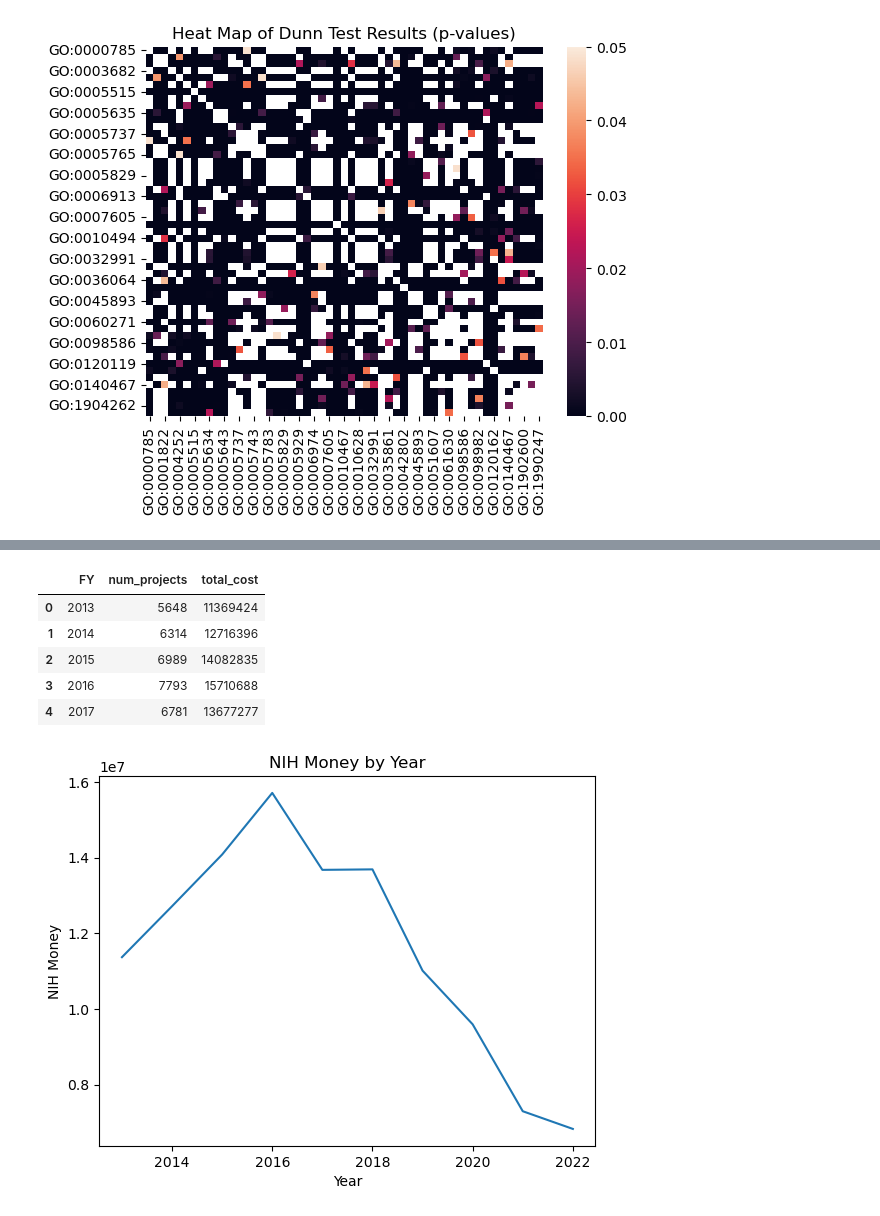
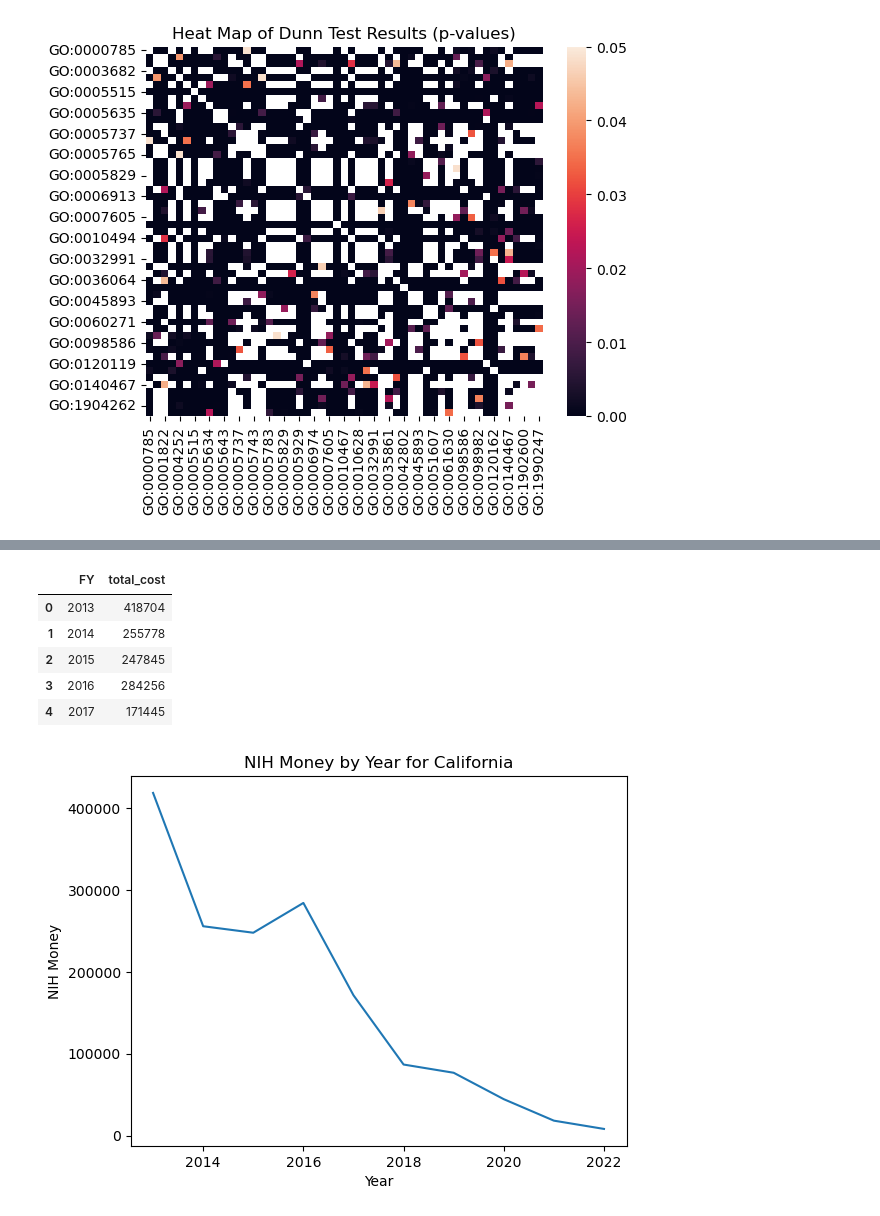
Before and after one commit to Moulica5374/NIH-Funding-Annotation-Analysis-Team-Project, a Jupyter notebook: Data_Analysis.ipynb, the cells around one changed output, grey strips where cells are left out. Drawn from its saved outputs; the diff is of its cells as text; code cells hidden in the pictures.

Commit message:
Updated analysis (new columns for NIH money assumptions to avoid violating assumptions)

```diff
--- a/Data_Analysis.ipynb
+++ b/Data_Analysis.ipynb
@@ -117,7 +117,10 @@ print(len(data['PROJECT_NUMBER']), len(data['PROJECT_NUMBER'].unique()))
 # for each project taxon, divide money by number of taxons that project has (avoids double counting and
 # maintains assumption of independence)
 data['num_taxons'] = data.groupby('PROJECT_NUMBER')['Taxon'].transform('count')
-data['TOTAL_COST'] = data['TOTAL_COST']/data['num_taxons']
+data['num_function'] = data.groupby('PROJECT_NUMBER')['GO_ID'].transform('count')
+
+data['TAXON_TOTAL_COST'] = data['TOTAL_COST']/data['num_taxons']
+data['FUNCTION_TOTAL_COST'] = data['TOTAL_COST']/data['num_function']
 # %%
 # -- PART 2: High Level Overview
 
@@ -629,8 +634,11 @@ Text(0.5, 1.0, 'Heat Map of Dunn Test Results (p-values)')
 
 # Task 1: Evaluate overall NIH money across all time (do year after)
 
+# only keep first instance of project data (don't want duplicate numbers)
+state_data = data.drop_duplicates(subset = 'PROJECT_NUMBER', keep='first')
+
 # group data by total cost per taxon across all time
-df_cost_state = data[['ORG_STATE', 'TOTAL_COST']]
+df_cost_state = state_data[['ORG_STATE', 'TOTAL_COST']]
 tot_cost_per_state = df_cost_state.groupby('ORG_STATE').agg(
     total_cost = ('TOTAL_COST', 'sum')
     ).sort_values(by = 'total_cost', ascending=False)
@@ -732,31 +740,30 @@ t5_state_rank_cost_by_year
 # lets take a look at how funding and number of projects has varied over time
 
 # filter for only human taxons
-state_ca = data[data['ORG_STATE'] == 'CA'][['TOTAL_COST', 'FY']]
+state_ca = state_data[state_data['ORG_STATE'] == 'CA'][['TOTAL_COST', 'FY']]
 
 # get total cost and number of projects per year
 state_ca_cost = state_ca.groupby('FY').agg(
-    num_projects = ('FY', 'size'),
     total_cost = ('FY', 'sum')
 ).reset_index()
 
 state_ca_cost.head()
 # %% [output]
-|  | FY | num_projects | total_cost |
-| 0 | 2013 | 5648 | 11369424 |
-| 1 | 2014 | 6314 | 12716396 |
-| 2 | 2015 | 6989 | 14082835 |
-| 3 | 2016 | 7793 | 15710688 |
-| 4 | 2017 | 6781 | 13677277 |
+|  | FY | total_cost |
+| 0 | 2013 | 418704 |
+| 1 | 2014 | 255778 |
+| 2 | 2015 | 247845 |
+| 3 | 2016 | 284256 |
+| 4 | 2017 | 171445 |
 # %%
 # plot a line graph showing how total cost and num projects have varied over time
 plt.plot(state_ca_cost['FY'], state_ca_cost['total_cost'], label = 'Total NIH Funding of Projects')
 plt.xlabel('Year')
 plt.ylabel('NIH Money')
-plt.title('NIH Money by Year')
+plt.title('NIH Money by Year for California')
 plt.show()
 # %% [output]
-[figure, old version]
+[figure, new version]
 # %%
 # Task 4: Run a statistical test to see if there is any bias in the NIH funding for different
 # model organisms (spoiler alert: answer is yes)
```
Also changed, not shown: parts of 26 cells of this notebook.
